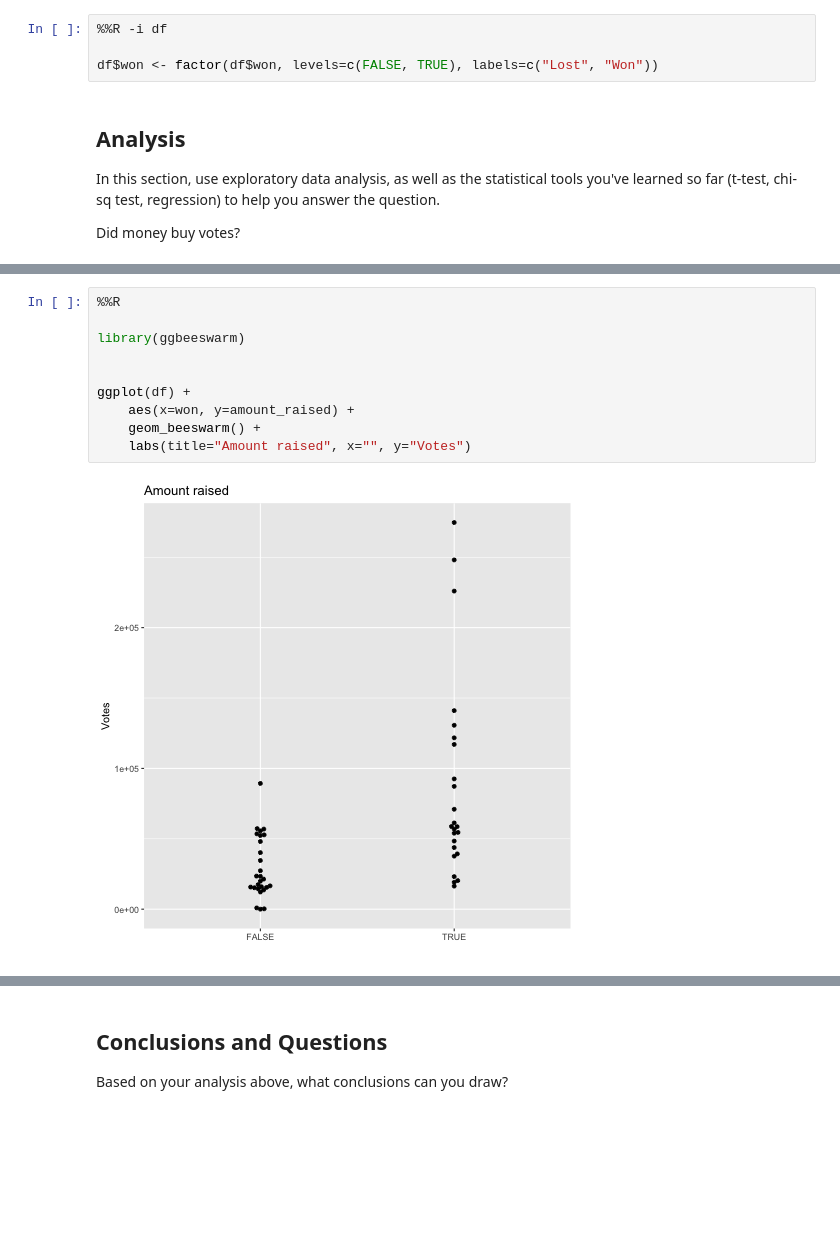
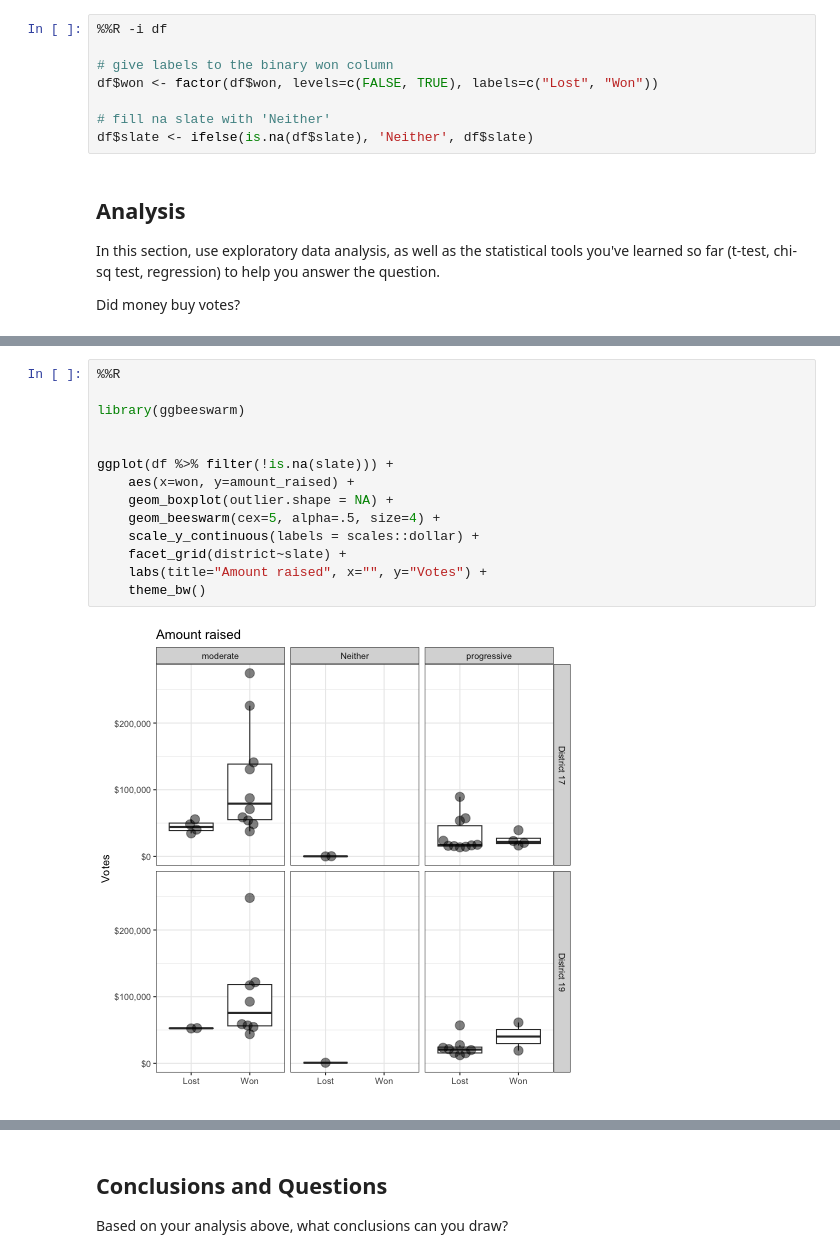
Before and after one commit to data4news/dollars-to-votes-sf-2024, a Jupyter notebook: notebook.ipynb, the cells around one changed output, grey strips where cells are left out. Saved outputs shown, nothing was run; the diff lists cells and outputs as text; blank space fills up the shorter version.

```diff
--- a/notebook.ipynb
+++ b/notebook.ipynb
@@ -96,7 +96,11 @@ df
 # %%
 %%R -i df
 
+# give labels to the binary won column
 df$won <- factor(df$won, levels=c(FALSE, TRUE), labels=c("Lost", "Won"))
+
+# fill na slate with 'Neither'
+df$slate <- ifelse(is.na(df$slate), 'Neither', df$slate)
 # %% [markdown]
 ## Analysis
 
@@ -114,12 +126,16 @@ ggplot(df) +
 # %%
 %%R
 
 library(ggbeeswarm)
 
 
-ggplot(df) +
+ggplot(df %>% filter(!is.na(slate))) +
     aes(x=won, y=amount_raised) +
-    geom_beeswarm() +
-    labs(title="Amount raised", x="", y="Votes")
+    geom_boxplot(outlier.shape = NA) +
+    geom_beeswarm(cex=5, alpha=.5, size=4) +
+    scale_y_continuous(labels = scales::dollar) +
+    facet_grid(district~slate) +
+    labs(title="Amount raised", x="", y="Votes") +
+    theme_bw()
 # %% [output]
-[figure, old version]
+[figure, new version]
```
Also changed, not shown: parts of 9 cells of this notebook.
